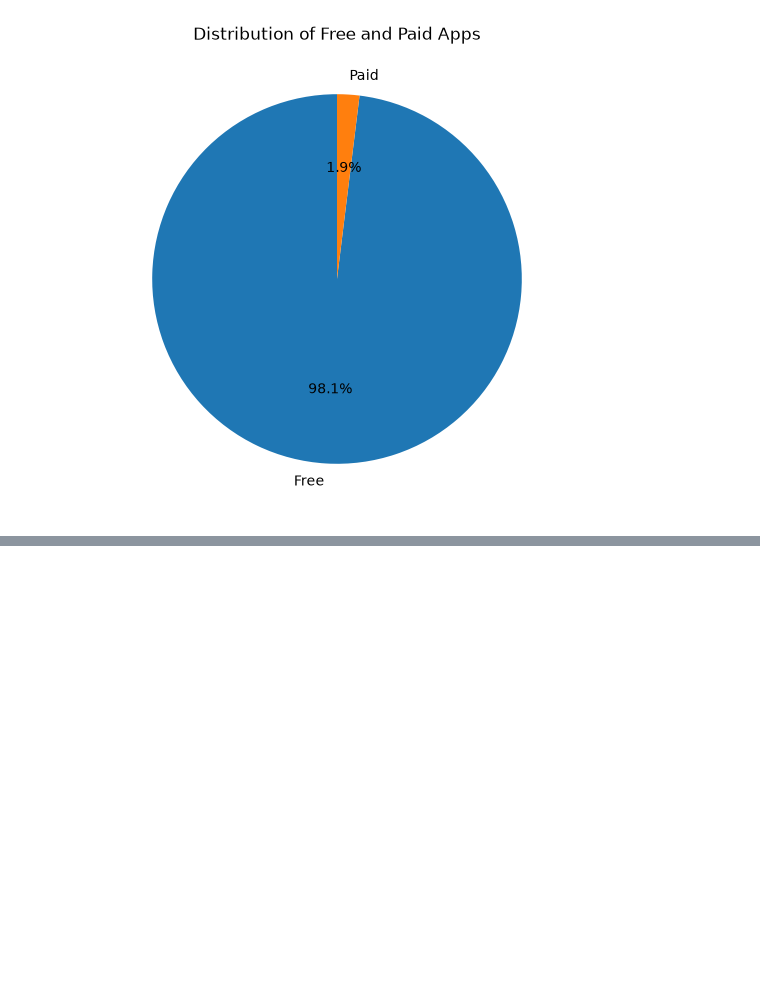
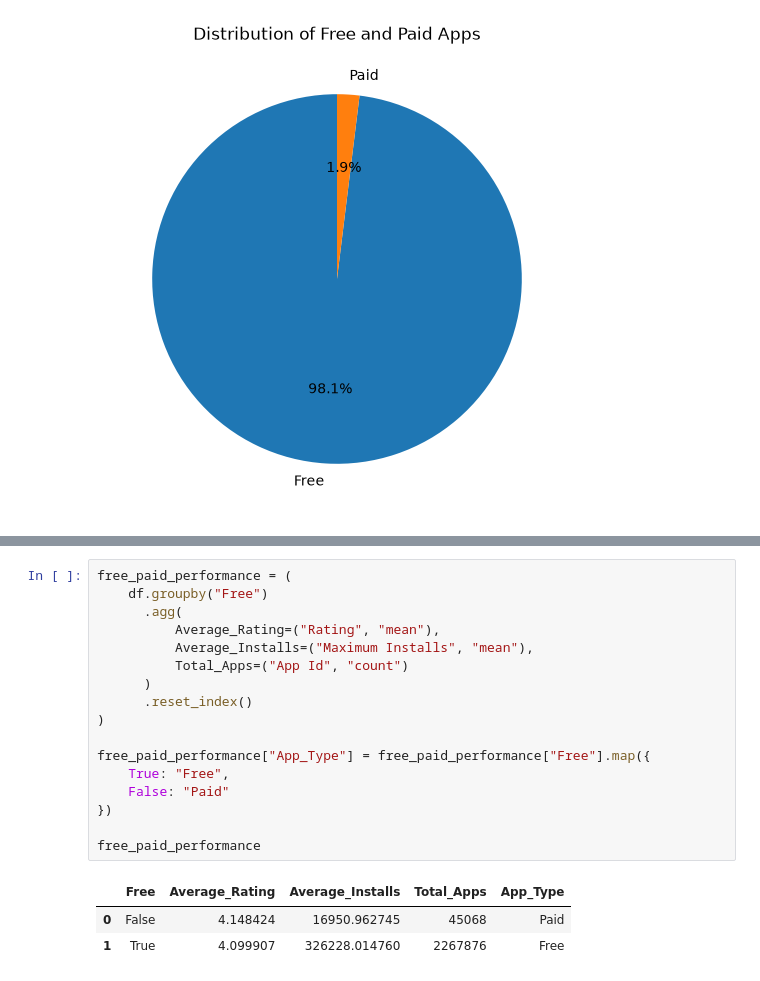
Before and after one commit to ShrutiTss/google-play-store-business-analytics, a Jupyter notebook: notebooks/04_exploratory_data_analysis.ipynb, the cells around one changed output, grey strips where cells are left out. Drawn from its saved outputs; the diff is of its cells as text; blank space fills up the shorter version.

Commit message:
Compare performance of free and paid apps

```diff
--- a/notebooks/04_exploratory_data_analysis.ipynb
+++ b/notebooks/04_exploratory_data_analysis.ipynb
@@ -487,0 +498,21 @@ plt.show()
+# %%
+free_paid_performance = (
+    df.groupby("Free")
+      .agg(
+          Average_Rating=("Rating", "mean"),
+          Average_Installs=("Maximum Installs", "mean"),
+          Total_Apps=("App Id", "count")
+      )
+      .reset_index()
+)
+
+free_paid_performance["App_Type"] = free_paid_performance["Free"].map({
+    True: "Free",
+    False: "Paid"
+})
+
+free_paid_performance
+# %% [output]
+|  | Free | Average_Rating | Average_Installs | Total_Apps | App_Type |
+| 0 | False | 4.148424 | 16950.962745 | 45068 | Paid |
+| 1 | True | 4.099907 | 326228.014760 | 2267876 | Free |
```
Also changed, not shown: parts of 3 cells of this notebook.
